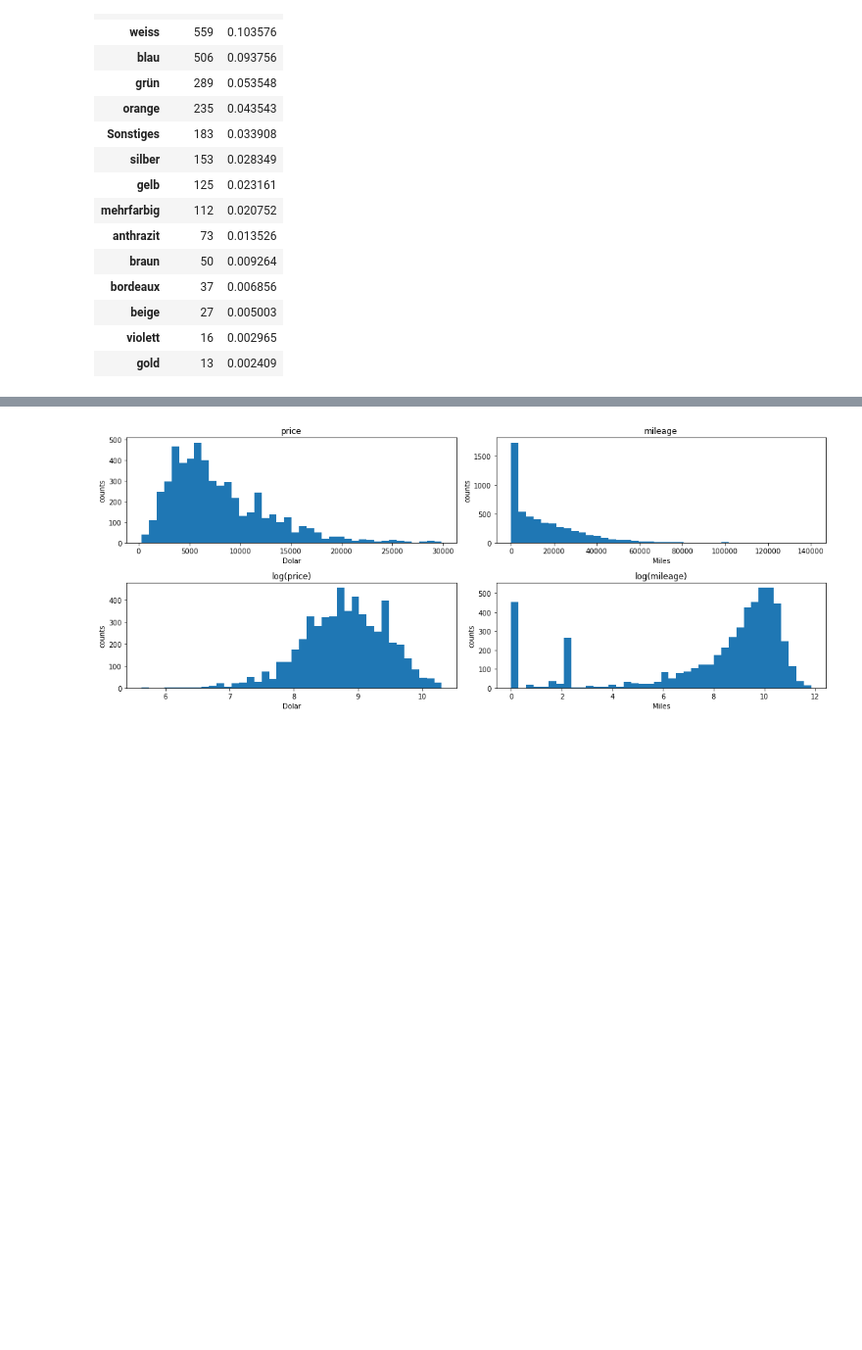
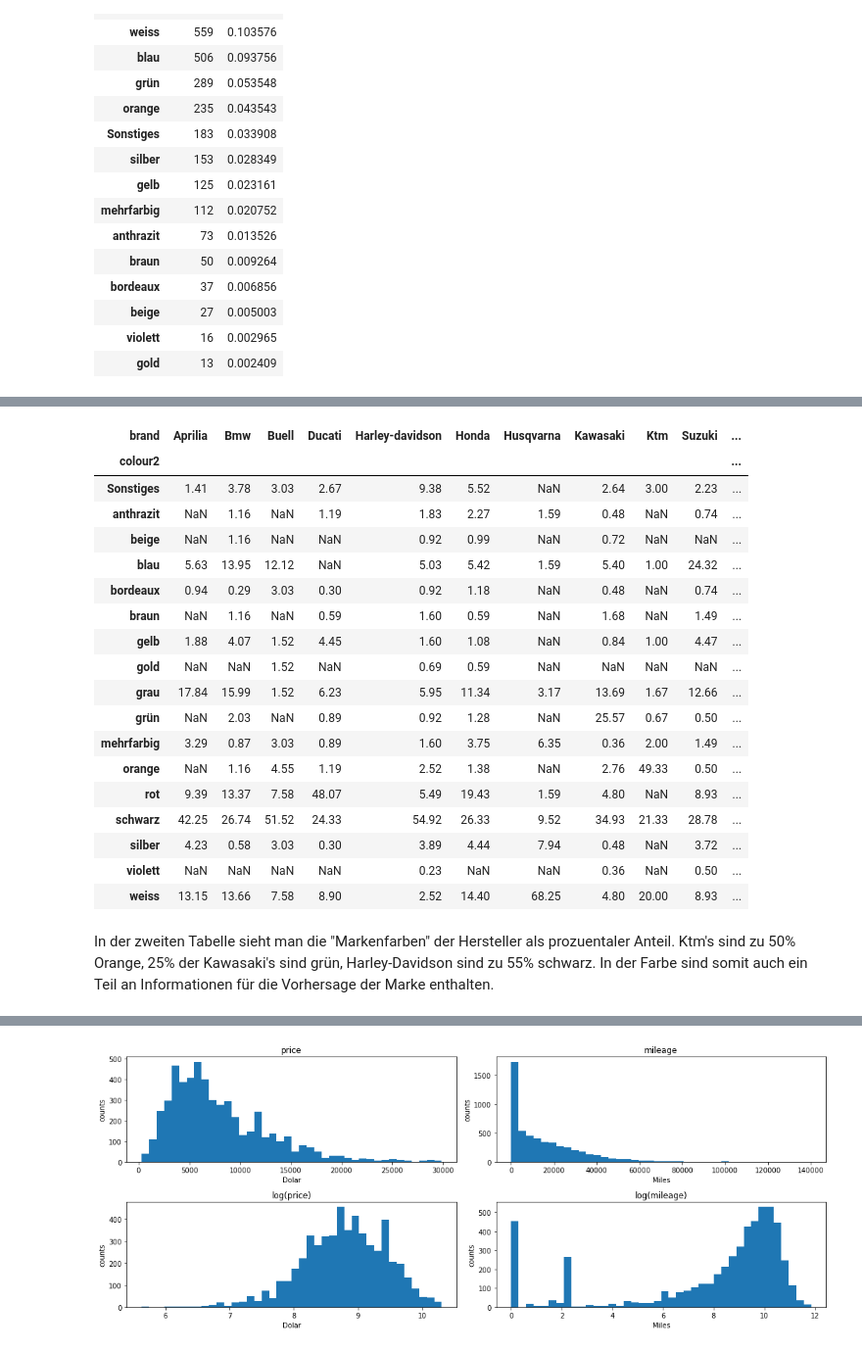
Before and after one commit to rootpi2203/ds_gml, a Jupyter notebook: gml_minichallenge_2/gml_minichallenge_2.ipynb, the cells around one changed output, grey strips where cells are left out. Shown at 98% size. Cells and saved outputs as stored; diff of their text form; code cells hidden in the pictures; blank space fills up the shorter version.

```diff
--- a/gml_minichallenge_2/gml_minichallenge_2.ipynb
+++ b/gml_minichallenge_2/gml_minichallenge_2.ipynb
@@ -533,3 +559,31 @@ Damit sieht die Aufteilung bereits besser aus. Schwarz ist die am häufigsten ve
+# %%
+# Aufteilung Marken und Farbe in prozent
+df_colour_grouped_proz = df_colour_grouped.copy()
+for col in df_colour_grouped_proz.columns:
+    df_colour_grouped_proz[col] = (df_colour_grouped[col] / np.sum(df_colour_grouped[col]) * 100).round(2)
+df_colour_grouped_proz
+# %% [output]
+| brand | Aprilia | Bmw | Buell | Ducati | Harley-davidson | Honda | Husqvarna | Kawasaki | Ktm | Suzuki | ... |
+| colour2 |  |  |  |  |  |  |  |  |  |  | ... |
+| Sonstiges | 1.41 | 3.78 | 3.03 | 2.67 | 9.38 | 5.52 | NaN | 2.64 | 3.00 | 2.23 | ... |
+| anthrazit | NaN | 1.16 | NaN | 1.19 | 1.83 | 2.27 | 1.59 | 0.48 | NaN | 0.74 | ... |
+| beige | NaN | 1.16 | NaN | NaN | 0.92 | 0.99 | NaN | 0.72 | NaN | NaN | ... |
+| blau | 5.63 | 13.95 | 12.12 | NaN | 5.03 | 5.42 | 1.59 | 5.40 | 1.00 | 24.32 | ... |
+| bordeaux | 0.94 | 0.29 | 3.03 | 0.30 | 0.92 | 1.18 | NaN | 0.48 | NaN | 0.74 | ... |
+| braun | NaN | 1.16 | NaN | 0.59 | 1.60 | 0.59 | NaN | 1.68 | NaN | 1.49 | ... |
+| gelb | 1.88 | 4.07 | 1.52 | 4.45 | 1.60 | 1.08 | NaN | 0.84 | 1.00 | 4.47 | ... |
+| gold | NaN | NaN | 1.52 | NaN | 0.69 | 0.59 | NaN | NaN | NaN | NaN | ... |
+| grau | 17.84 | 15.99 | 1.52 | 6.23 | 5.95 | 11.34 | 3.17 | 13.69 | 1.67 | 12.66 | ... |
+| grün | NaN | 2.03 | NaN | 0.89 | 0.92 | 1.28 | NaN | 25.57 | 0.67 | 0.50 | ... |
+| mehrfarbig | 3.29 | 0.87 | 3.03 | 0.89 | 1.60 | 3.75 | 6.35 | 0.36 | 2.00 | 1.49 | ... |
+| orange | NaN | 1.16 | 4.55 | 1.19 | 2.52 | 1.38 | NaN | 2.76 | 49.33 | 0.50 | ... |
+| rot | 9.39 | 13.37 | 7.58 | 48.07 | 5.49 | 19.43 | 1.59 | 4.80 | NaN | 8.93 | ... |
+| schwarz | 42.25 | 26.74 | 51.52 | 24.33 | 54.92 | 26.33 | 9.52 | 34.93 | 21.33 | 28.78 | ... |
+| silber | 4.23 | 0.58 | 3.03 | 0.30 | 3.89 | 4.44 | 7.94 | 0.48 | NaN | 3.72 | ... |
+| violett | NaN | NaN | NaN | NaN | 0.23 | NaN | NaN | 0.36 | NaN | 0.50 | ... |
+| weiss | 13.15 | 13.66 | 7.58 | 8.90 | 2.52 | 14.40 | 68.25 | 4.80 | 20.00 | 8.93 | ... |
+# %% [markdown]
+In der zweiten Tabelle sieht man die "Markenfarben" der Hersteller als prozuentaler Anteil. Ktm's sind zu 50% Orange, 25% der Kawasaki's sind grün, Harley-Davidson sind zu 55% schwarz. In der Farbe sind somit auch ein Teil an Informationen für die Vorhersage der Marke enthalten.
 # %% [markdown]
 3. Numerische Werte
 Die Verteilungen der Numerischen Werte sehen, bis auf 'price' und 'milage', vernümpftig aus. 'price' und 'milage' werden, um eine Normalverteilung zu erhalten, Log-Transformiert.
```
Also changed, not shown: parts of 28 cells of this notebook.
